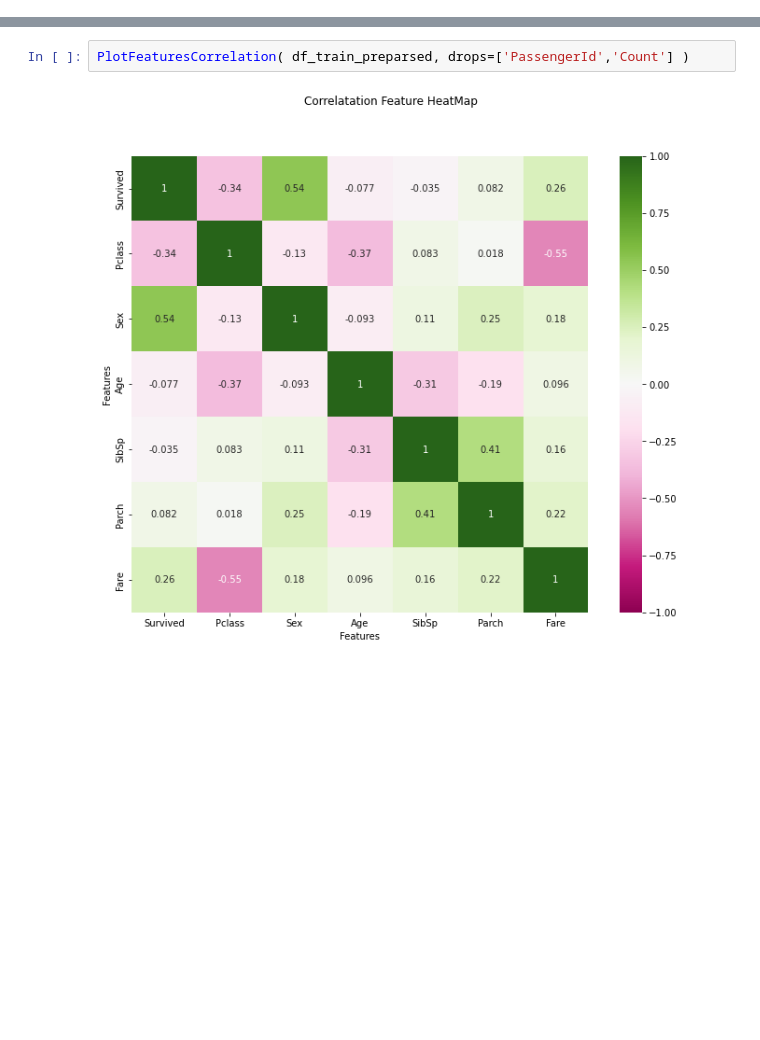
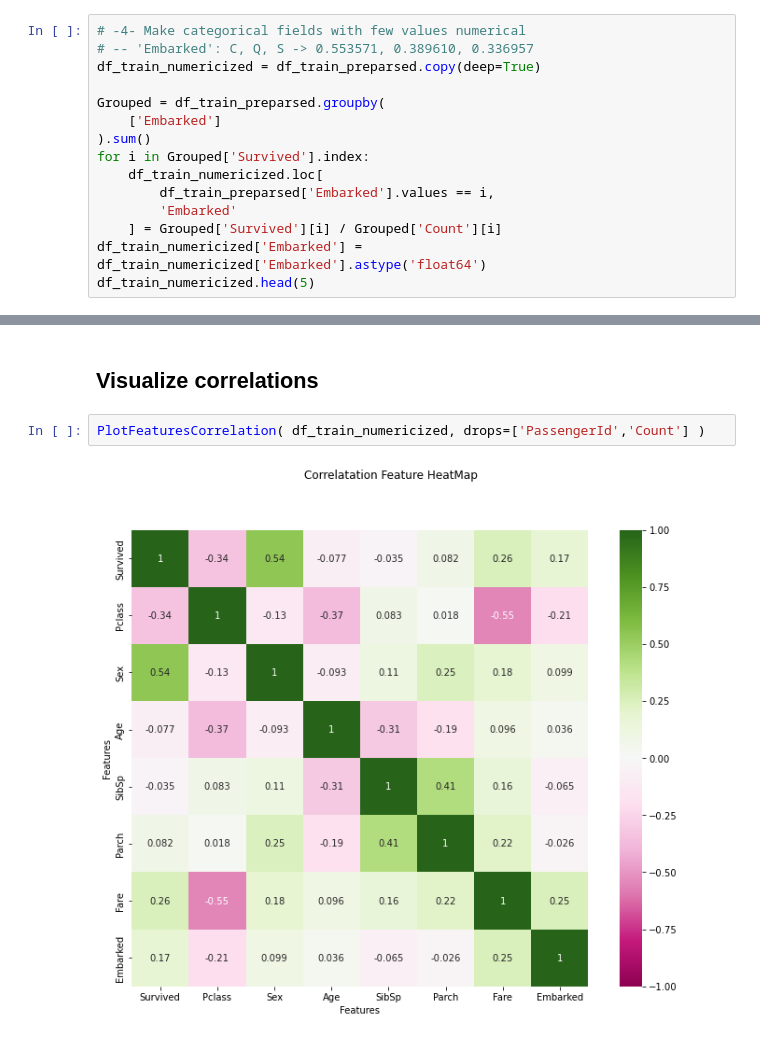
Before and after one commit to Yucheng-Zhu/Titanic_MachineLearningfromDisaster, a Jupyter notebook: Titanic (MLP).ipynb, the cells around one changed output, grey strips where cells are left out. Cells and saved outputs as stored; diff of their text form; blank space fills up the shorter version.

```diff
--- a/Titanic (MLP).ipynb
+++ b/Titanic (MLP).ipynb
@@ -48,0 +107,15 @@ df_train_preparsed.head(5)
+# %%
+# -4- Make categorical fields with few values numerical
+# -- 'Embarked': C, Q, S -> 0.553571, 0.389610, 0.336957
+df_train_numericized = df_train_preparsed.copy(deep=True)
+
+Grouped = df_train_preparsed.groupby(
+    ['Embarked']
+).sum()
+for i in Grouped['Survived'].index:
+    df_train_numericized.loc[
+        df_train_preparsed['Embarked'].values == i,
+        'Embarked'
+    ] = Grouped['Survived'][i] / Grouped['Count'][i]
+df_train_numericized['Embarked'] = df_train_numericized['Embarked'].astype('float64')
+df_train_numericized.head(5)
@@ -49,5 +129,7 @@ df_train_preparsed.head(5)
+# %% [markdown]
+## Visualize correlations
 # %%
-PlotFeaturesCorrelation( df_train_preparsed, drops=['PassengerId','Count'] )
+PlotFeaturesCorrelation( df_train_numericized, drops=['PassengerId','Count'] )
 # %% [output]
-[figure, old version]
+[figure, new version]
 # %%
```
Also changed, not shown: parts of 19 cells of this notebook, 2 other files.
